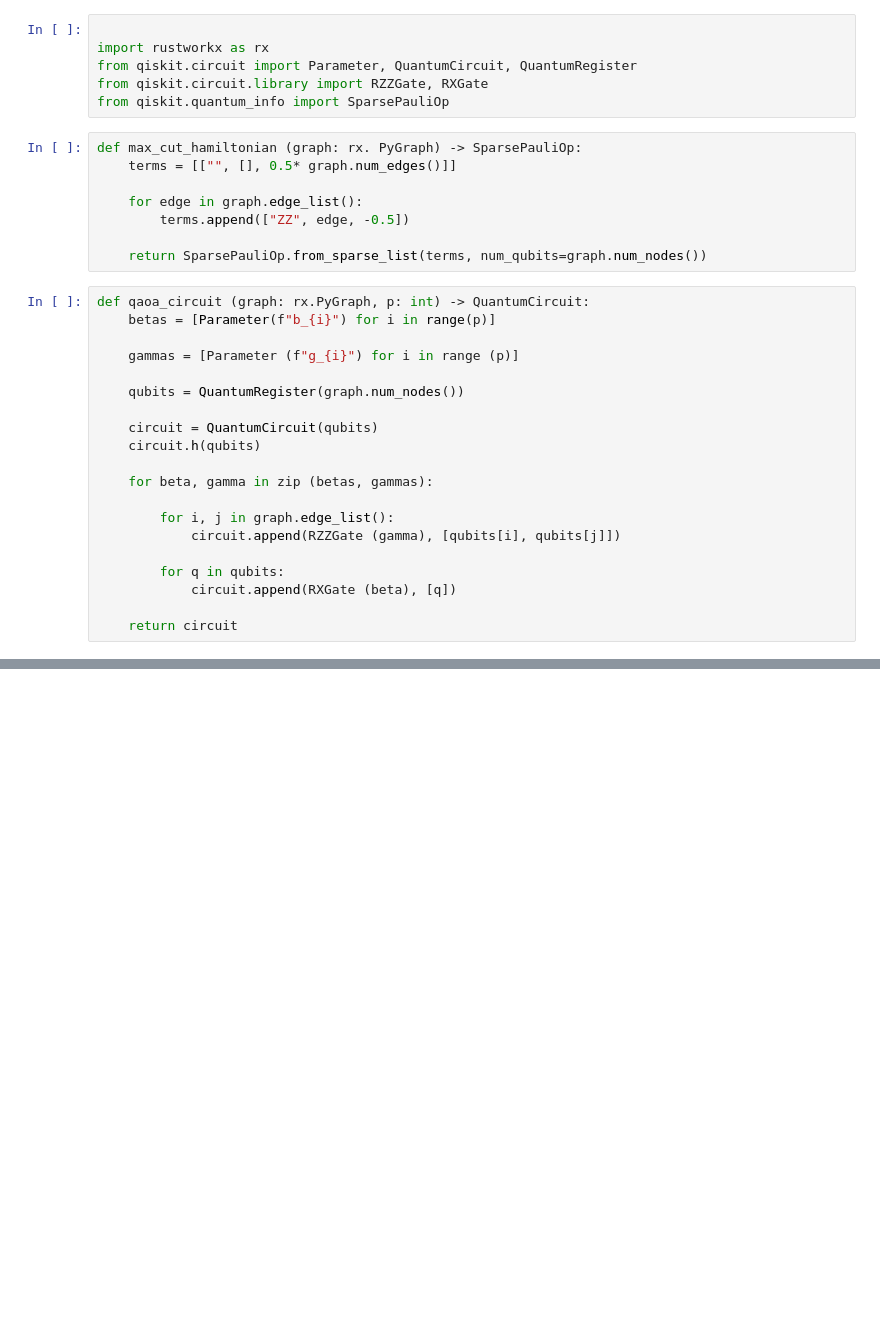
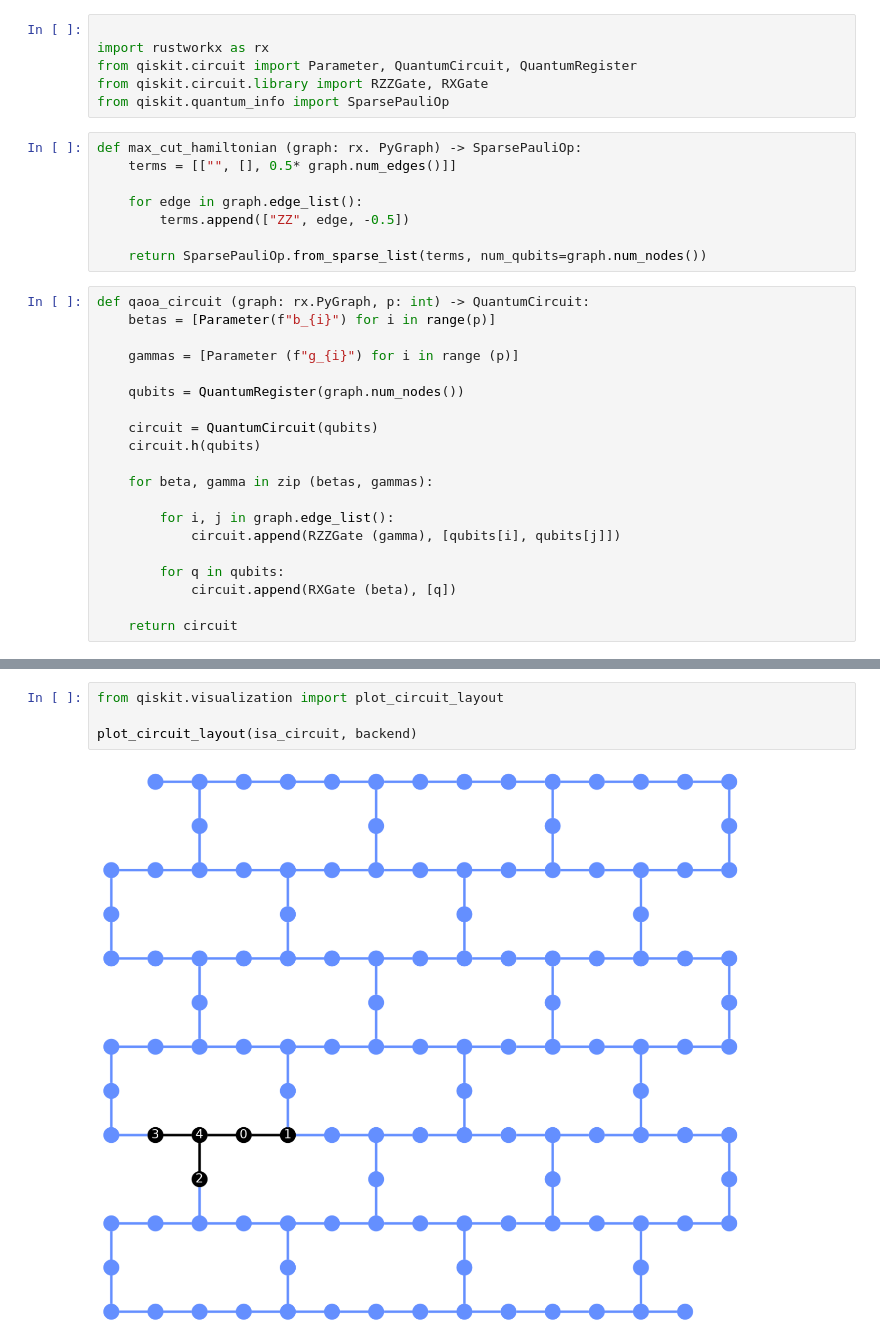
Before and after one commit to rndaorg/quantum-notebooks, a Jupyter notebook: qiskit/optimization.ipynb, the cells around one changed output, grey strips where cells are left out. Cells and saved outputs as stored; diff of their text form; blank space fills up the shorter version.

```diff
--- a/qiskit/optimization.ipynb
+++ b/qiskit/optimization.ipynb
@@ -55,0 +114,6 @@ mpl_draw(graph)
+# %%
+from qiskit.visualization import plot_circuit_layout
+
+plot_circuit_layout(isa_circuit, backend)
+# %% [output]
+[figure, added]
```
Also changed, not shown: parts of 19 cells of this notebook.
